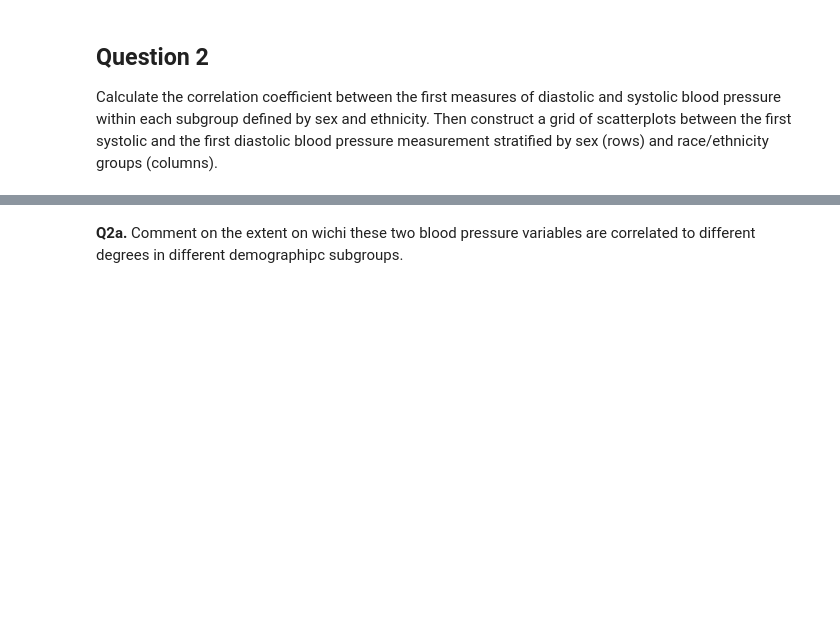
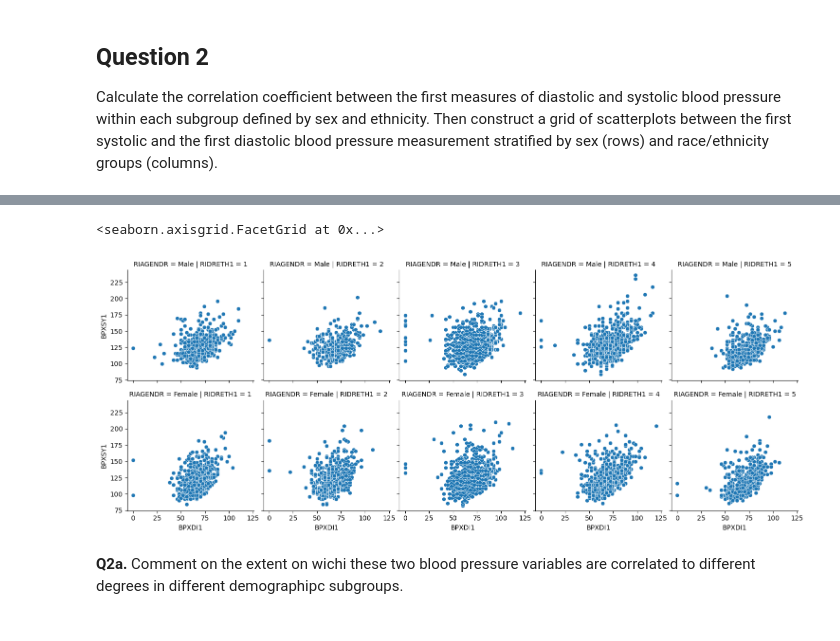
Before and after one commit to b-siani/geo-path, a Jupyter notebook: notebooks/courses/statistics_python/nhanes_multivariate_practice.ipynb, the cells around one changed output, grey strips where cells are left out. Drawn from its saved outputs; the diff is of its cells as text; code cells hidden in the pictures; blank space fills up the shorter version.

```diff
--- a/notebooks/courses/statistics_python/nhanes_multivariate_practice.ipynb
+++ b/notebooks/courses/statistics_python/nhanes_multivariate_practice.ipynb
@@ -22,3 +55,6 @@ Make a scatterplot showing the relationship between the first and second measure
 # %% [markdown]
 ## Question 2
 Calculate the correlation coefficient between the first measures of diastolic and systolic blood pressure within each subgroup defined by sex and ethnicity. Then construct a grid of scatterplots between the first systolic and the first diastolic blood pressure measurement stratified by sex (rows) and race/ethnicity groups (columns).
+# %%
+df['RIAGENDR'] = df['RIAGENDR'].replace({1:'Male', 2: 'Female'})
+print(df.groupby(['RIAGENDR', 'RIDRETH1'])[['BPXDI1','BPXSY1']].corr())
@@ -25,3 +79,8 @@ Calculate the correlation coefficient between the first measures of diastolic an
+# %%
+sns.FacetGrid(df, col="RIDRETH1", row="RIAGENDR").map(sns.scatterplot, "BPXDI1", "BPXSY1")
+# %% [output]
+<seaborn.axisgrid.FacetGrid at 0x...>
+[figure, added]
 # %% [markdown]
 **Q2a.** Comment on the extent on wichi these two blood pressure variables are correlated to different degrees in different demographipc subgroups.<br><br>
 # %% [markdown]
```
Also changed, not shown: parts of 7 cells of this notebook, 3 other files.
